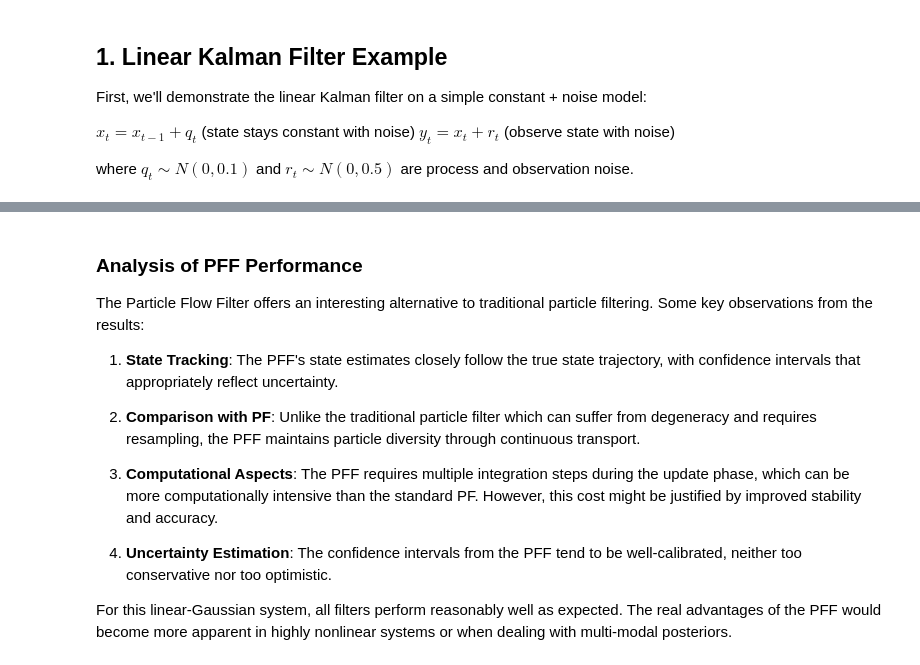
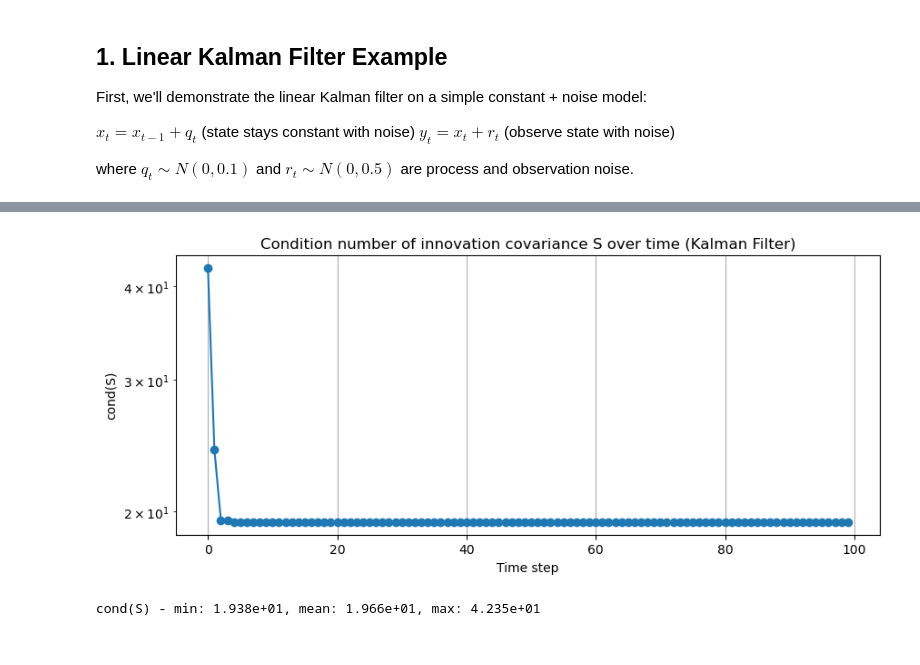
Before and after one commit to Yechang618/JPMSummer, a Jupyter notebook: kalman_filter_demo.ipynb, the cells around one changed output, grey strips where cells are left out. Cells and saved outputs as stored; diff of their text form; code cells hidden in the pictures.

```diff
--- a/kalman_filter_demo.ipynb
+++ b/kalman_filter_demo.ipynb
@@ -129,24 +152,0 @@ state evolution and observation.
-# %%
-# Generate synthetic data for nonlinear system
-T = 40  # fewer steps (system grows quickly)
-from src.models.ExtendedKalmanFilter import _simulate_simple_nonlinear
-true_x, obs_y, Q, R = _simulate_simple_nonlinear(T=T, seed=2)
-
-# Define nonlinear functions using TensorFlow ops
-def f(x: tf.Tensor) -> tf.Tensor:
-    """State transition: x + 0.05x^2"""
-    return x + 0.05 * tf.square(x)
-
-def h(x: tf.Tensor) -> tf.Tensor:
-    """Observation: x + 0.1x^2"""
-    return x + 0.1 * tf.square(x)
-
-# Create and run EKF
-ekf = ExtendedKalmanFilter(
-    f=f,
-    h=h,
-    Q=tf.constant([[Q]], dtype=tf.float64),
-    R=tf.constant([[R]], dtype=tf.float64),
-    initial_mean=tf.constant([0.0], dtype=tf.float64),
-    initial_cov=tf.constant([[1.0]], dtype=tf.float64),
-)
@@ -950,14 +153,24 @@ print(f"{'PFF':^10} | {pff_rmse:10.4f} | {pff_ll:15.4f}")
-# %% [markdown]
-### Analysis of PFF Performance
-
-The Particle Flow Filter offers an interesting alternative to traditional particle filtering. Some key observations from the results:
-
-1. **State Tracking**: The PFF's state estimates closely follow the true state trajectory, with confidence intervals that appropriately reflect uncertainty.
-
-2. **Comparison with PF**: Unlike the traditional particle filter which can suffer from degeneracy and requires resampling, the PFF maintains particle diversity through continuous transport.
-
-3. **Computational Aspects**: The PFF requires multiple integration steps during the update phase, which can be more computationally intensive than the standard PF. However, this cost might be justified by improved stability and accuracy.
-
-4. **Uncertainty Estimation**: The confidence intervals from the PFF tend to be well-calibrated, neither too conservative nor too optimistic.
-
-For this linear-Gaussian system, all filters perform reasonably well as expected. The real advantages of the PFF would become more apparent in highly nonlinear systems or when dealing with multi-modal posteriors.
+# %%
+# Plot conditioning number (cond(S)) from Kalman filter
+import numpy as np
+import matplotlib.pyplot as plt
+
+# `kf.cond_history` is populated by `KalmanFilter.filter()`
+cond = np.array(kf.cond_history)
+plt.figure(figsize=(10,4))
+plt.plot(np.arange(len(cond)), cond, marker='o')
+plt.yscale('log')
+plt.xlabel('Time step')
+plt.ylabel('cond(S)')
+plt.title('Condition number of innovation covariance S over time (Kalman Filter)')
+plt.grid(True)
+# Ensure figures folder exists and save conditioning plot
+import os
+os.makedirs('figures', exist_ok=True)
+plt.savefig(os.path.join('figures', 'kalman_cond_S.pdf'), bbox_inches='tight')
+plt.show()
+
+print(f"cond(S) - min: {np.nanmin(cond):.3e}, mean: {np.nanmean(cond):.3e}, max: {np.nanmax(cond):.3e}")
+# %% [output]
+[figure, added]
+cond(S) - min: 1.938e+01, mean: 1.966e+01, max: 4.235e+01
```
Also changed, not shown: parts of 32 cells of this notebook, 16 other files.
